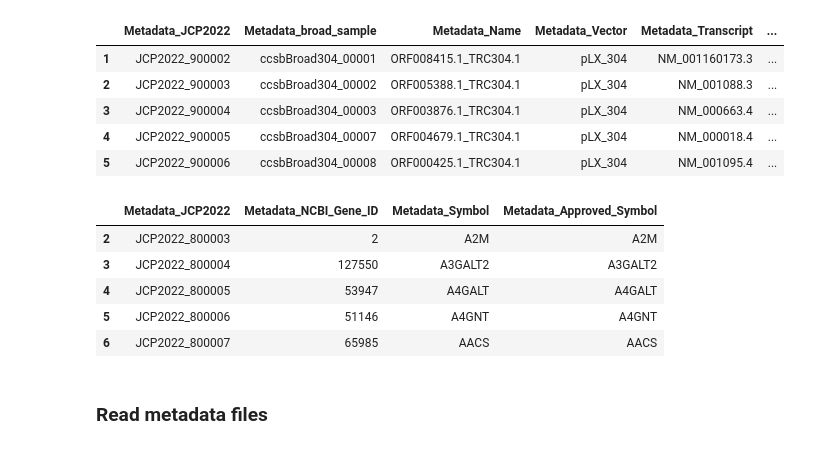
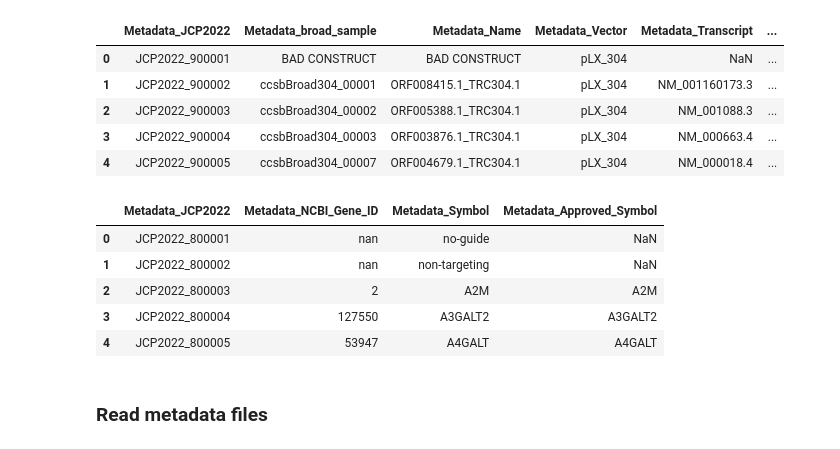
Before and after one commit to jump-cellpainting/2024_Chandrasekaran_Morphmap, a Jupyter notebook: 00.download-and-process-annotations/x.create-primary-annotation-file.ipynb, the cells around one changed output. Cells and saved outputs as stored; diff of their text form; code cells hidden in the pictures.

```diff
--- a/00.download-and-process-annotations/x.create-primary-annotation-file.ipynb
+++ b/00.download-and-process-annotations/x.create-primary-annotation-file.ipynb
@@ -1,28 +1,28 @@
 # %%
 import pandas as pd
 # %%
-orf_df = pd.read_csv('output/orf.csv.gz', dtype=str).dropna(subset=["Metadata_Approved_Symbol"])
+orf_df = pd.read_csv('output/orf.csv.gz', dtype=str)
 orf_df["Metadata_NCBI_Gene_ID"] = orf_df["Metadata_NCBI_Gene_ID"].astype(str)
 
 orf_df.head()
 # %% [output]
 |  | Metadata_JCP2022 | Metadata_broad_sample | Metadata_Name | Metadata_Vector | Metadata_Transcript | ... |
+| 0 | JCP2022_900001 | BAD CONSTRUCT | BAD CONSTRUCT | pLX_304 | NaN | ... |
 | 1 | JCP2022_900002 | ccsbBroad304_00001 | ORF008415.1_TRC304.1 | pLX_304 | NM_001160173.3 | ... |
 | 2 | JCP2022_900003 | ccsbBroad304_00002 | ORF005388.1_TRC304.1 | pLX_304 | NM_001088.3 | ... |
 | 3 | JCP2022_900004 | ccsbBroad304_00003 | ORF003876.1_TRC304.1 | pLX_304 | NM_000663.4 | ... |
 | 4 | JCP2022_900005 | ccsbBroad304_00007 | ORF004679.1_TRC304.1 | pLX_304 | NM_000018.4 | ... |
-| 5 | JCP2022_900006 | ccsbBroad304_00008 | ORF000425.1_TRC304.1 | pLX_304 | NM_001095.4 | ... |
 # %%
-crispr_df = pd.read_csv('output/crispr.csv.gz', dtype=str).dropna(subset=["Metadata_Approved_Symbol"])
+crispr_df = pd.read_csv('output/crispr.csv.gz', dtype=str)
 crispr_df["Metadata_NCBI_Gene_ID"] = crispr_df["Metadata_NCBI_Gene_ID"].astype(str)
 crispr_df.head()
 # %% [output]
 |  | Metadata_JCP2022 | Metadata_NCBI_Gene_ID | Metadata_Symbol | Metadata_Approved_Symbol |
+| 0 | JCP2022_800001 | nan | no-guide | NaN |
+| 1 | JCP2022_800002 | nan | non-targeting | NaN |
 | 2 | JCP2022_800003 | 2 | A2M | A2M |
 | 3 | JCP2022_800004 | 127550 | A3GALT2 | A3GALT2 |
 | 4 | JCP2022_800005 | 53947 | A4GALT | A4GALT |
-| 5 | JCP2022_800006 | 51146 | A4GNT | A4GNT |
-| 6 | JCP2022_800007 | 65985 | AACS | AACS |
 # %% [markdown]
 ### Read metadata files
 # %%
```
Also changed, not shown: parts of 2 cells of this notebook, 2 other files.
